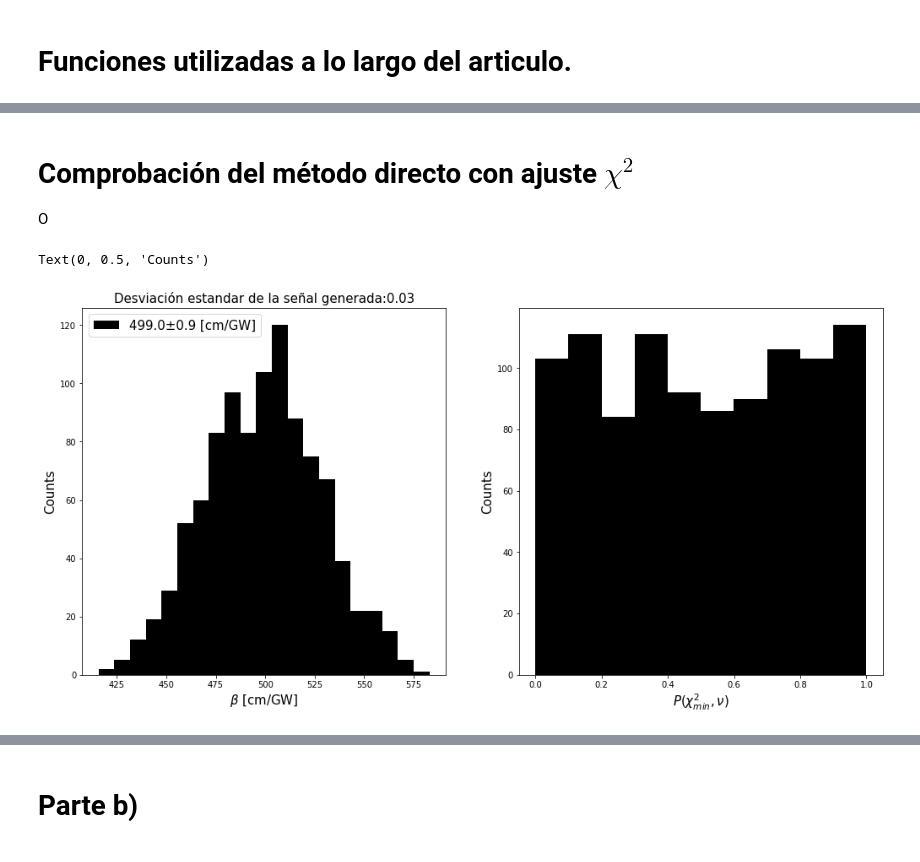
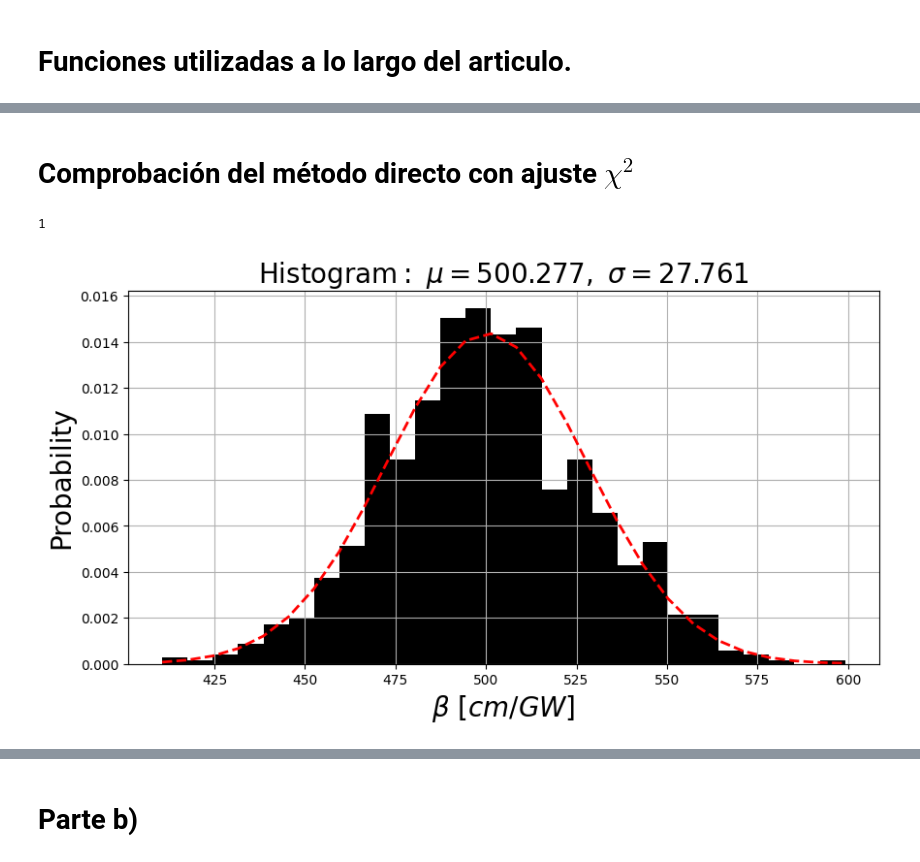
Before and after one commit to EstebanM-98/University_codes, a Jupyter notebook: TPA/20_enero(1).ipynb, the cells around one changed output, grey strips where cells are left out. Cells and saved outputs as stored; diff of their text form; code cells hidden in the pictures.

```diff
--- a/TPA/20_enero(1).ipynb
+++ b/TPA/20_enero(1).ipynb
@@ -176,40 +161,2 @@ plt.legend()
 # %% [markdown]
 # Comprobación del método directo con ajuste $\chi^{2}$
-
-O
-# %%
-cantidad_ruido=0.03 # Desviación estandar del ruido.
-betas=[]
-prob=[]
-for i in range(1000):
-
-
-  señal_ruido=ruido(T,cantidad_ruido)  # Señal con ruido
-  b2, cov = curve_fit(fscanTH,focal,señal_ruido ,p0=[beta]) #Minimos cuadrados.
-  ajuste_ruido=fscanTH(focal,b2[0])
-  betas.append(b2[0]*1e11)
-  nu=len(T)-1 # Grados de libertad
-  chi_min=sum((ajuste_ruido[i]-señal_ruido[i])**2/cantidad_ruido**2 for i in range(len(T)))
-  Prob= 1 - stats.chi2.cdf(chi_min, nu) ## P(\chi^2_min,\nu)
-  prob.append(Prob)
-
-
-f=plt.figure(figsize=(17,8))
-
-plt.subplot(1,2,1)
-error=str(round(np.std(betas,ddof=1)/np.sqrt(len(betas)),1))
-plt.hist(betas,bins='fd',color='black',label=str(round(np.mean(betas),1))+'±'+error+' [cm/GW]')
-plt.xlabel(r'$\beta$ [cm/GW]',fontsize=15)
-plt.ylabel('Counts',fontsize=15)
-plt.title('Desviación estandar de la señal generada:'+str(cantidad_ruido),fontsize=15)
-plt.legend(fontsize=15)
-#
-
-
-plt.subplot(1,2,2)
-plt.hist(prob,bins='fd',color='black')
-plt.xlabel(r'$P(\chi^{2}_{min},\nu)$',fontsize=15)
-plt.ylabel('Counts',fontsize=15)
-# %% [output]
-Text(0, 0.5, 'Counts')
-[figure, removed]
@@ -215,0 +218,24 @@ Text(0, 0.5, 'Counts')
+# %%
+
+f=plt.figure(figsize=(10,5))
+# best fit of data
+(mu, sigma) = norm.fit(betas)
+n, bins, patches =plt.hist(betas,bins='fd',density=True,color='black')
+# add a 'best fit' line
+y = norm.pdf( bins, mu, sigma)
+l = plt.plot(bins, y, 'r--', linewidth=2)
+
+error=str(round(np.std(betas,ddof=1)/np.sqrt(len(betas)),1))
+#plot
+
+plt.ylabel('Probability',fontsize=20)
+plt.xlabel(r'$\beta$ $[cm/GW]$',fontsize=20)
+plt.title(r'$\mathrm{Histogram:}\ \mu=%.3f,\ \sigma=%.3f$' %(mu, sigma),fontsize=20)
+plt.grid(True)
+
+#
+result = (anderson(np.sort(betas), dist='norm'))
+((result[0]<result[1][3])or(shapiro(np.sort(betas))[1]>0.05))*1
+# %% [output]
+1
+[figure, added]
```
Also changed, not shown: parts of 7 cells of this notebook, 40 other files.
